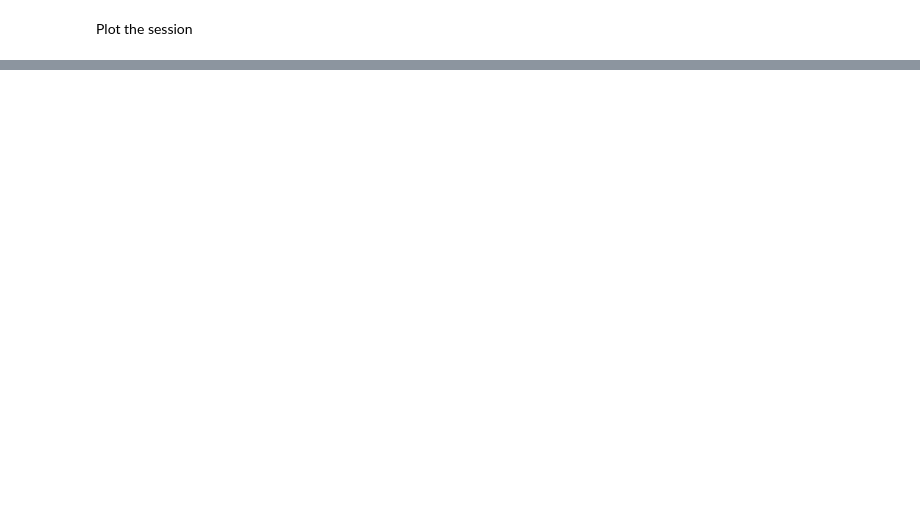
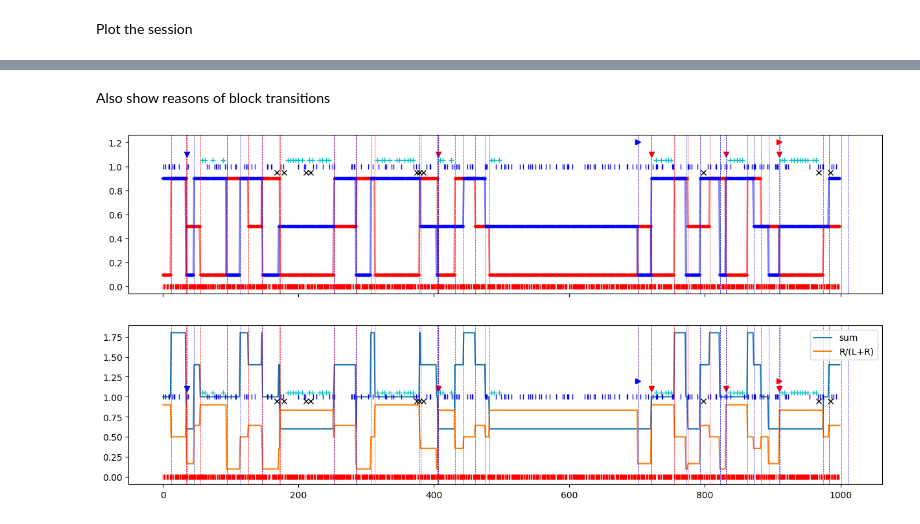
Before and after one commit to AllenNeuralDynamics/aind-dynamic-foraging-models, a Jupyter notebook: notebook/demo_gym_env.ipynb, the cells around one changed output, grey strips where cells are left out. Drawn from its saved outputs; the diff is of its cells as text; code cells hidden in the pictures; blank space fills up the shorter version.

```diff
--- a/notebook/demo_gym_env.ipynb
+++ b/notebook/demo_gym_env.ipynb
@@ -58,0 +118,13 @@ plot_foraging_session(choice_history=actions,
+# %% [markdown]
+Also show reasons of block transitions
+# %%
+task.plot_reward_schedule()
+
+assert task.block_ends[L] == [12, 34, 35, 55, 94, 126, 146, 173, 252, 286, 313, \
+    379, 406, 431, 461, 482, 701, 721, 755, 775, 807, \
+        831, 863, 883, 910, 975, 1001]
+
+assert task.block_ends[R] == [35, 46, 94, 114, 147, 171, 253, 285, 307, 380, 404, \
+    406, 444, 476, 701, 721, 772, 793, 822, 831, 872, 894, 910, 983, 1011]
+# %% [output]
+[figure, added]
```
Also changed, not shown: parts of 10 cells of this notebook.
